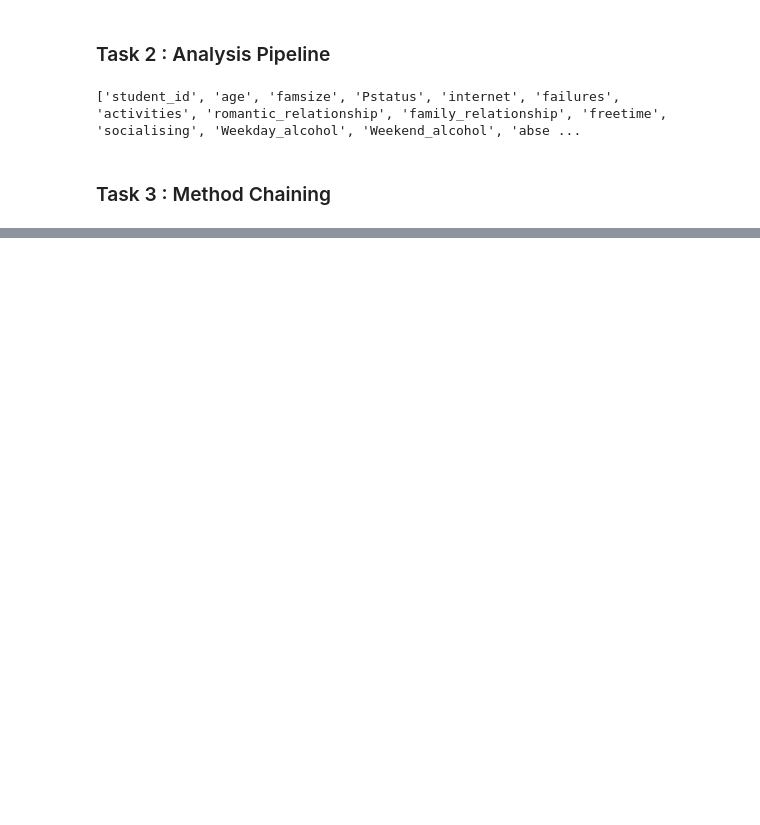
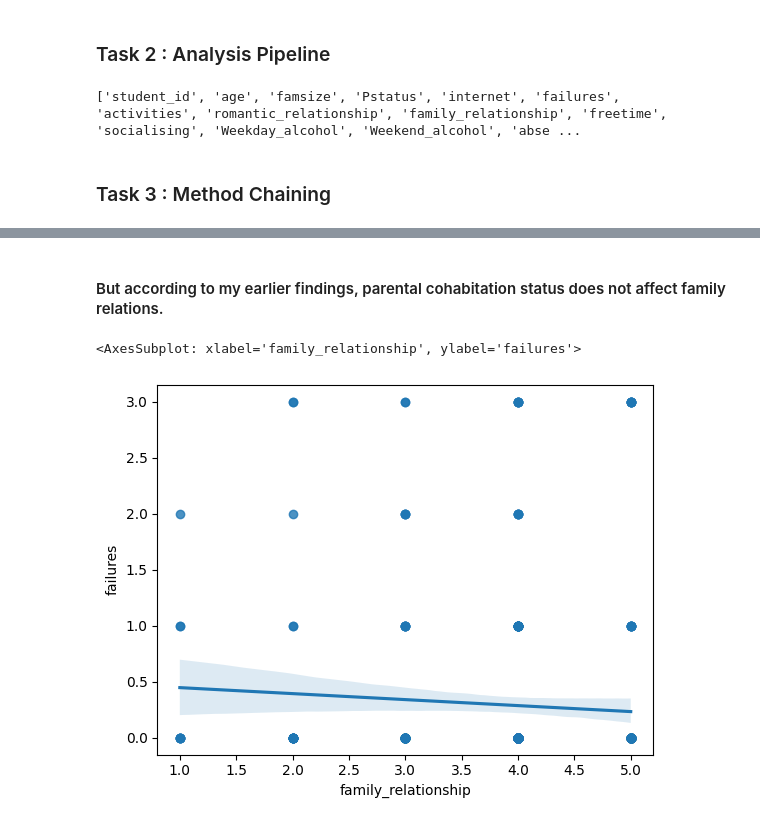
Before and after one commit to ubco-W2022T1-cosc301/project-group33, a Jupyter notebook: notebooks/analysis3.ipynb, the cells around one changed output, grey strips where cells are left out. Saved outputs shown, nothing was run; the diff lists cells and outputs as text; code cells hidden in the pictures; blank space fills up the shorter version.

```diff
--- a/notebooks/analysis3.ipynb
+++ b/notebooks/analysis3.ipynb
@@ -139,0 +160,7 @@ def load_and_process(url_or_path):
+# %% [markdown]
+#### But according to my earlier findings, parental cohabitation status does not affect family relations.
+# %%
+sns.regplot(x=data_cleaned['family_relationship'],y=data_cleaned['failures'])
+# %% [output]
+<AxesSubplot: xlabel='family_relationship', ylabel='failures'>
+[figure, added]
```
Also changed, not shown: parts of 18 cells of this notebook.
